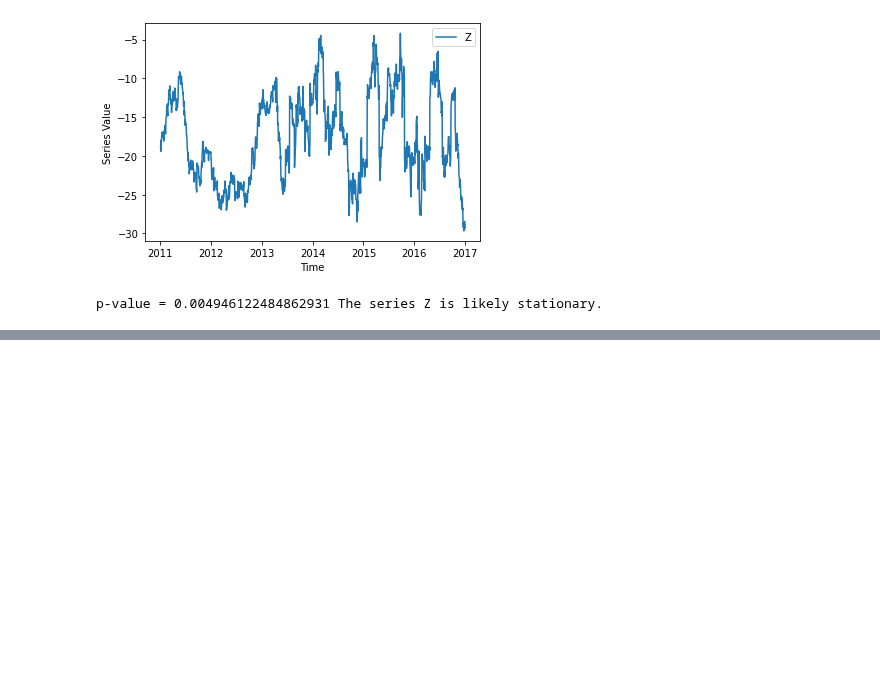
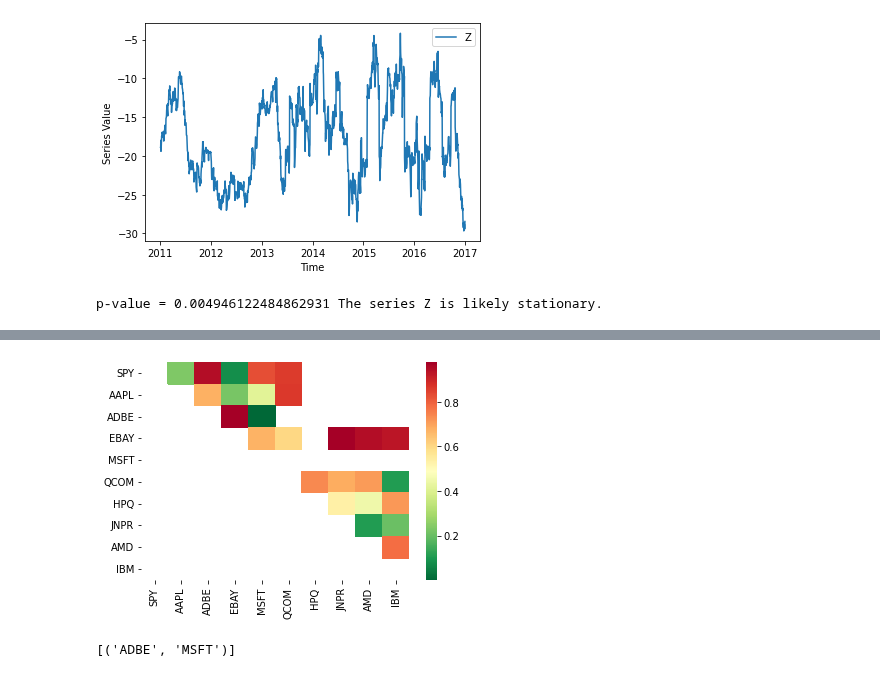
Before and after one commit to ahsank/runml, a Jupyter notebook: Fintest.ipynb, the cells around one changed output, grey strips where cells are left out. Saved outputs shown, nothing was run; the diff lists cells and outputs as text; code cells hidden in the pictures; blank space fills up the shorter version.

```diff
--- a/Fintest.ipynb
+++ b/Fintest.ipynb
@@ -201,0 +224,20 @@ p-value = 0.004946122484862931 The series Z is likely stationary.
+# %%
+# from backtester.dataSource.yahoo_data_source import YahooStockDataSource
+# from datetime import datetime
+
+startDateStr = '2007/12/01'
+endDateStr = '2017/12/01'
+cachedFolderName = 'yahooData/'
+# dataSetId = 'testPairsTrading'
+instrumentIds = ['SPY','AAPL','ADBE','EBAY','MSFT','QCOM',
+                 'HPQ','JNPR','AMD','IBM']
+#ds = YahooStockDataSource(cachedFolderName=cachedFolderName,
+#                            dataSetId=dataSetId,
+#                            instrumentIds=instrumentIds,
+#                            startDateStr=startDateStr,
+#                            endDateStr=endDateStr,
+#                            event='history')
+# data = ds.getBookDataByFeature()['adjClose']
+
+
+data = get_data_tickers(instrumentIds, 'adjclose',  startDateStr, endDateStr)
@@ -201,0 +251,16 @@ p-value = 0.004946122484862931 The series Z is likely stationary.
+# %%
+# Heatmap to show the p-values of the cointegration test
+# between each pair of stocks
+
+scores, pvalues, pairs = find_cointegrated_pairs(data)
+import seaborn
+m = [0,0.2,0.4,0.6,0.8,1]
+seaborn.heatmap(pvalues, xticklabels=instrumentIds,
+                yticklabels=instrumentIds, cmap='RdYlGn_r'
+                , mask = (pvalues >= 0.98)
+                )
+plt.show()
+print(pairs)
+# %% [output]
+[figure, added]
+[('ADBE', 'MSFT')]
```
Also changed, not shown: parts of 10 cells of this notebook.
